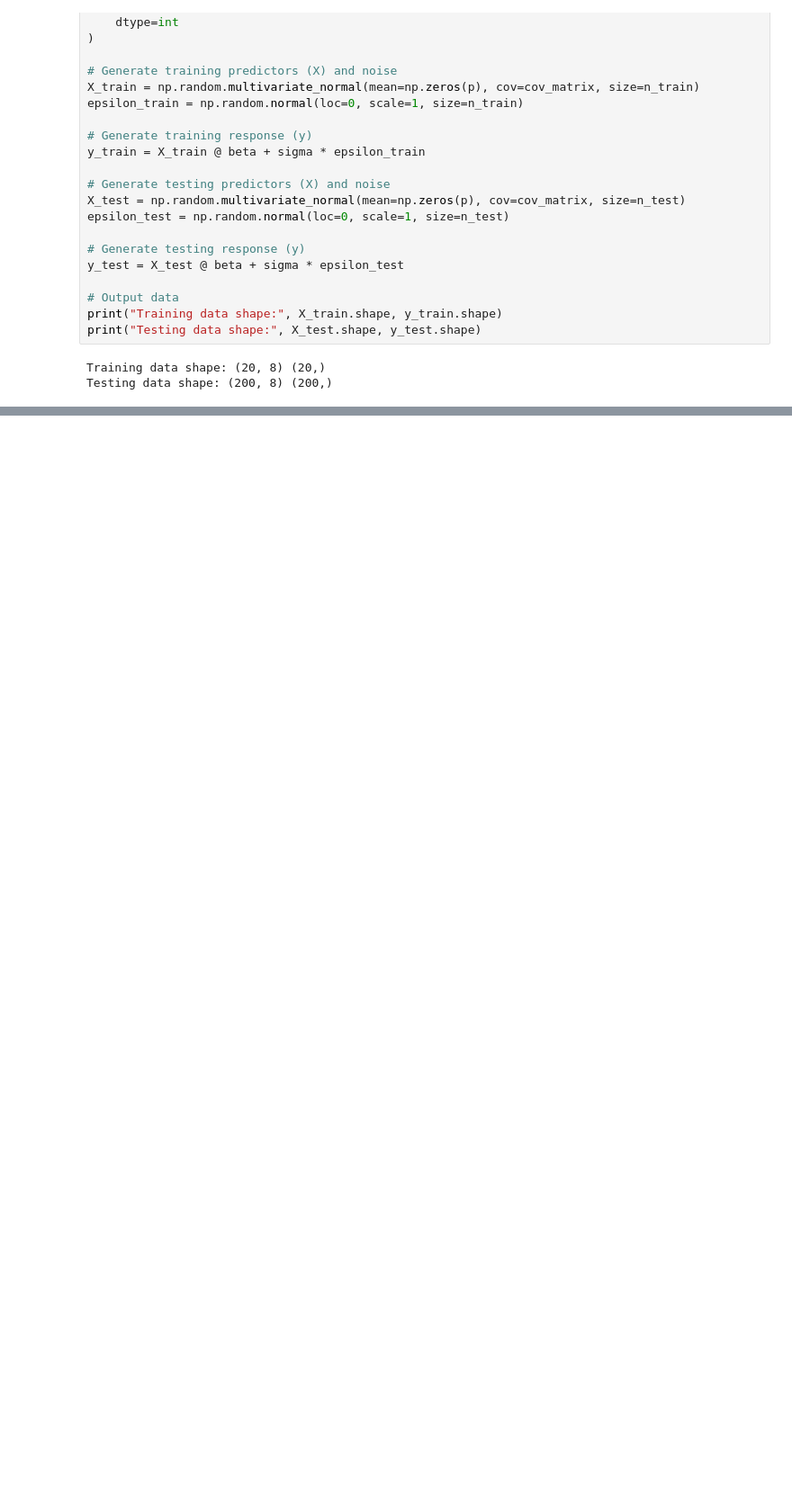
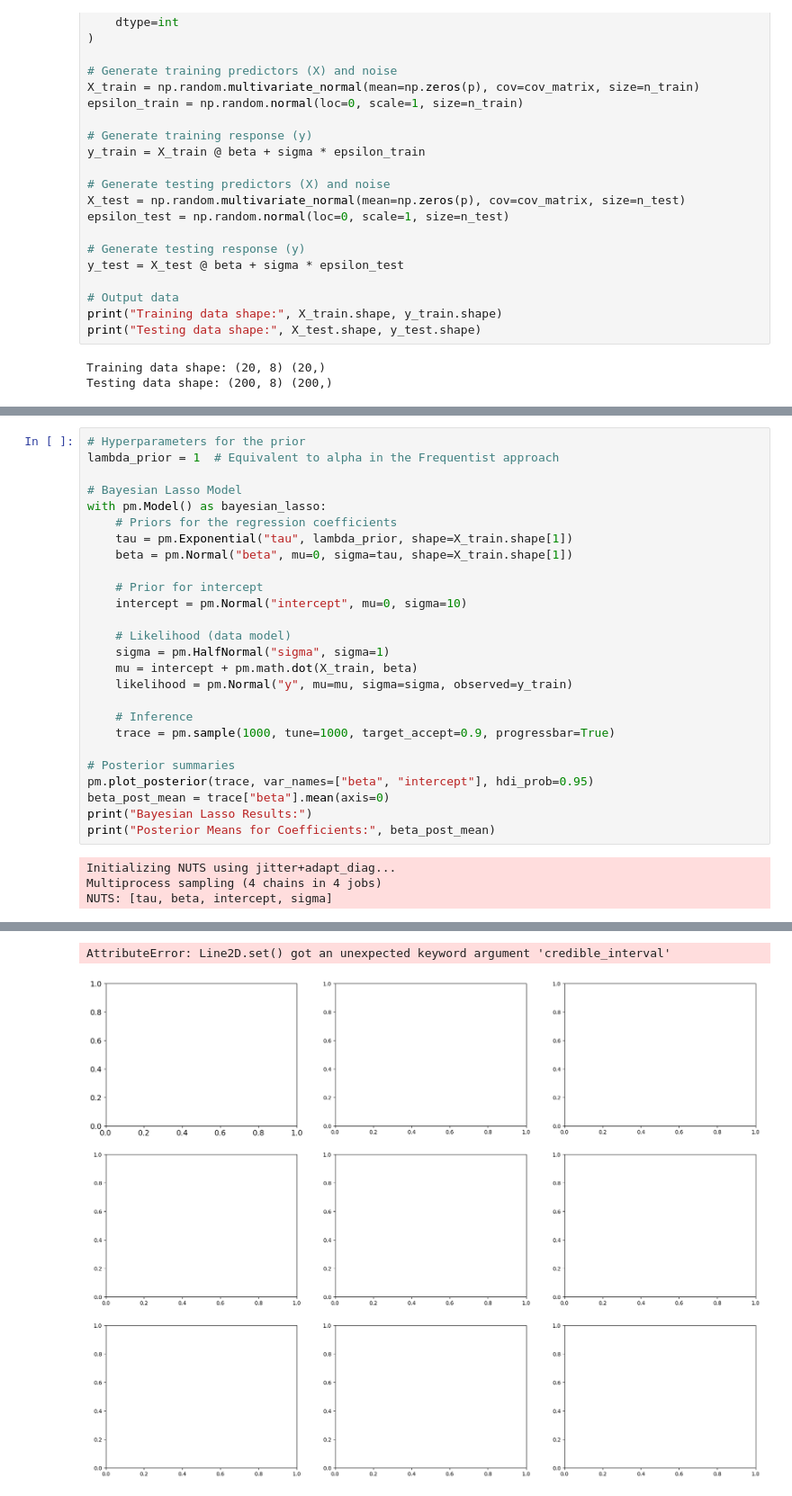
Before and after one commit to marie678/Bayesian_Lasso, a Jupyter notebook: simulations.ipynb, the cells around one changed output, grey strips where cells are left out. Shown: that part at 90% size. Drawn from its saved outputs; the diff is of its cells as text; blank space fills up the shorter version.

Commit message:
small progress

```diff
--- a/simulations.ipynb
+++ b/simulations.ipynb
@@ -81,0 +122,30 @@ print(lr.coef_)
+# %%
+# Hyperparameters for the prior
+lambda_prior = 1  # Equivalent to alpha in the Frequentist approach
+
+# Bayesian Lasso Model
+with pm.Model() as bayesian_lasso:
+    # Priors for the regression coefficients
+    tau = pm.Exponential("tau", lambda_prior, shape=X_train.shape[1])
+    beta = pm.Normal("beta", mu=0, sigma=tau, shape=X_train.shape[1])
+
+    # Prior for intercept
+    intercept = pm.Normal("intercept", mu=0, sigma=10)
+
+    # Likelihood (data model)
+    sigma = pm.HalfNormal("sigma", sigma=1)
+    mu = intercept + pm.math.dot(X_train, beta)
+    likelihood = pm.Normal("y", mu=mu, sigma=sigma, observed=y_train)
+
+    # Inference
+    trace = pm.sample(1000, tune=1000, target_accept=0.9, progressbar=True)
+
+# Posterior summaries
+pm.plot_posterior(trace, var_names=["beta", "intercept"], hdi_prob=0.95)
+beta_post_mean = trace["beta"].mean(axis=0)
+print("Bayesian Lasso Results:")
+print("Posterior Means for Coefficients:", beta_post_mean)
+# %% [output]
+Initializing NUTS using jitter+adapt_diag...
+Multiprocess sampling (4 chains in 4 jobs)
+NUTS: [tau, beta, intercept, sigma]
@@ -81,0 +158,2 @@ print(lr.coef_)
+AttributeError: Line2D.set() got an unexpected keyword argument 'credible_interval'
+[figure, added]
```
Also changed, not shown: parts of 12 cells of this notebook.
